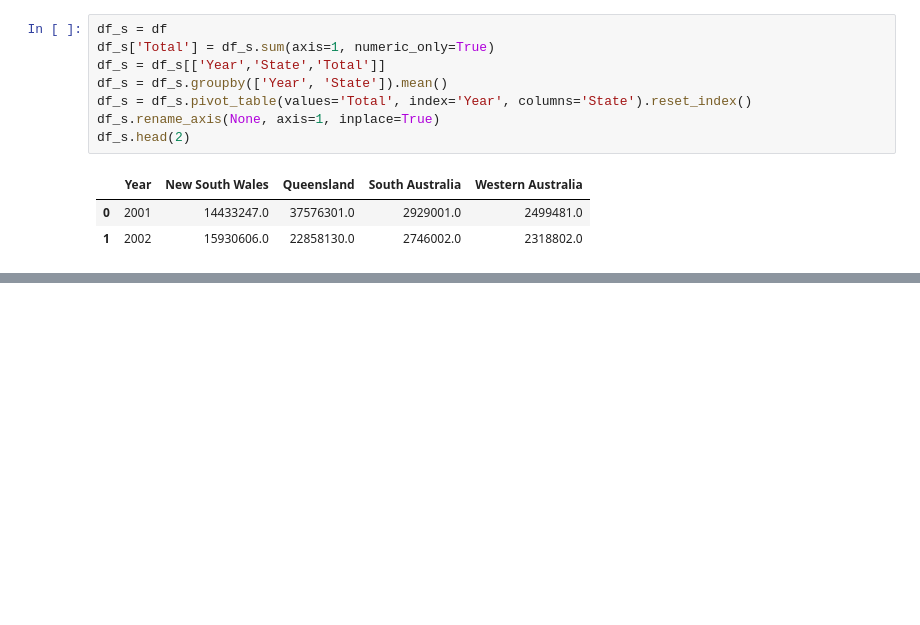
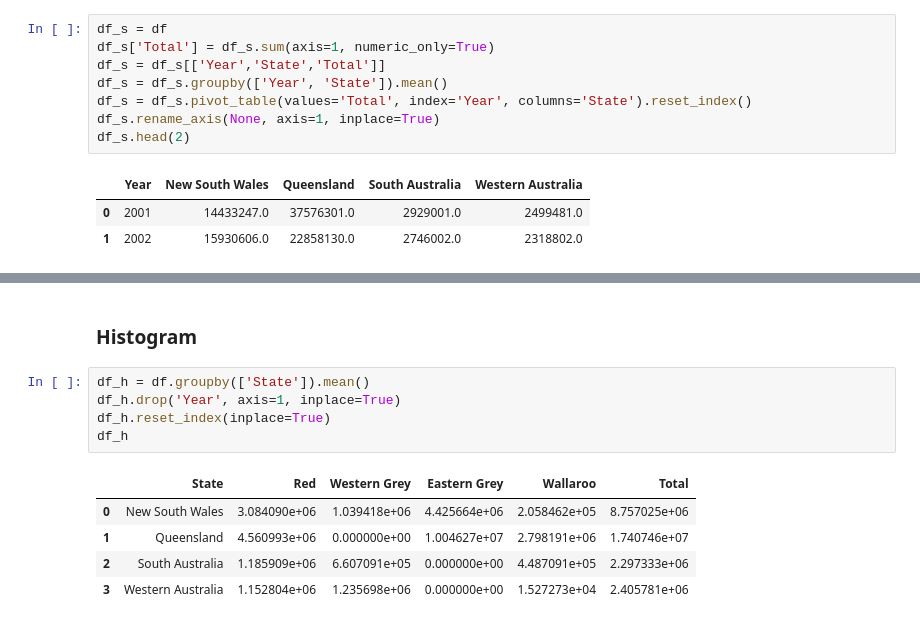
Before and after one commit to sethclose/kangaroo, a Jupyter notebook: kangaroo_data.ipynb, the cells around one changed output, grey strips where cells are left out. Cells and saved outputs as stored; diff of their text form; blank space fills up the shorter version.

```diff
--- a/kangaroo_data.ipynb
+++ b/kangaroo_data.ipynb
@@ -209,0 +211,13 @@ fig.show()
+# %% [markdown]
+### Histogram
+# %%
+df_h = df.groupby(['State']).mean()
+df_h.drop('Year', axis=1, inplace=True)
+df_h.reset_index(inplace=True)
+df_h
+# %% [output]
+|  | State | Red | Western Grey | Eastern Grey | Wallaroo | Total |
+| 0 | New South Wales | 3.084090e+06 | 1.039418e+06 | 4.425664e+06 | 2.058462e+05 | 8.757025e+06 |
+| 1 | Queensland | 4.560993e+06 | 0.000000e+00 | 1.004627e+07 | 2.798191e+06 | 1.740746e+07 |
+| 2 | South Australia | 1.185909e+06 | 6.607091e+05 | 0.000000e+00 | 4.487091e+05 | 2.297333e+06 |
+| 3 | Western Australia | 1.152804e+06 | 1.235698e+06 | 0.000000e+00 | 1.527273e+04 | 2.405781e+06 |
```
Also changed, not shown: parts of 4 cells of this notebook, 2 other files.
